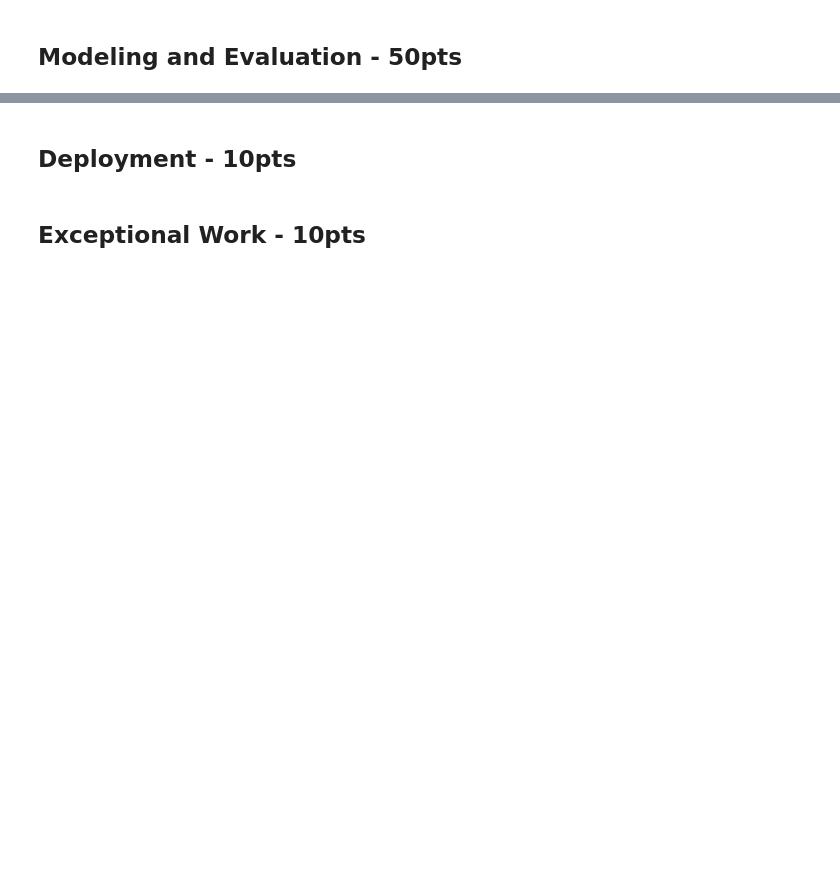
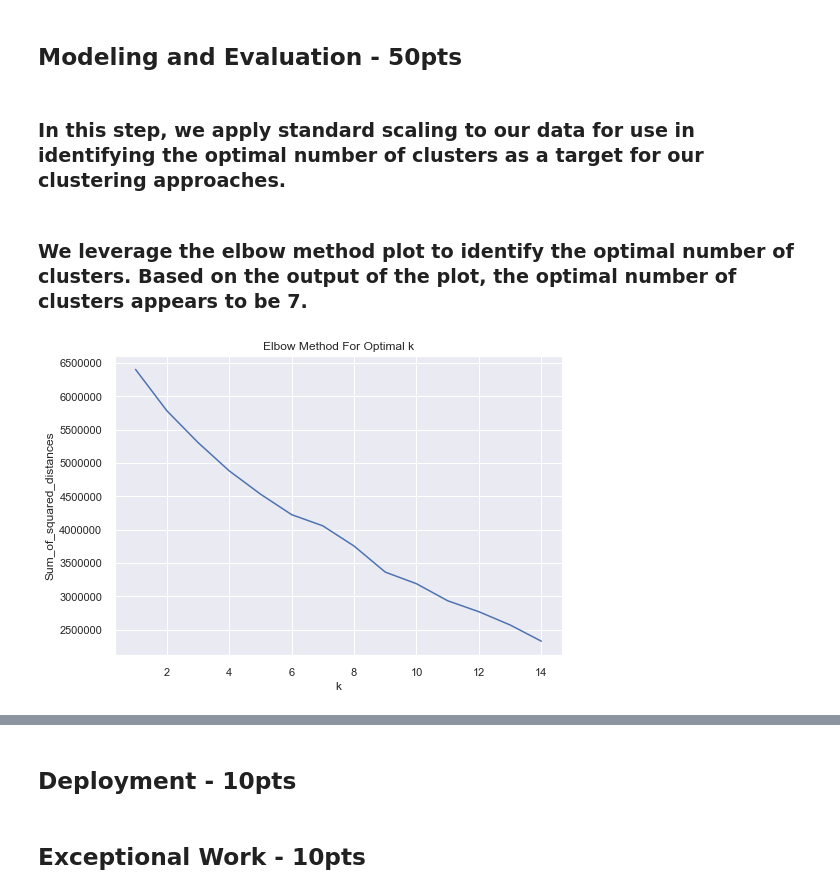
Before and after one commit to jbcroom/DS7331ProjectRepo, a Jupyter notebook: Project 3/JB_AR_BC_SO_Project_3_JB.ipynb, the cells around one changed output, grey strips where cells are left out. Cells and saved outputs as stored; diff of their text form; code cells hidden in the pictures; blank space fills up the shorter version.

```diff
--- a/Project 3/JB_AR_BC_SO_Project_3_JB.ipynb
+++ b/Project 3/JB_AR_BC_SO_Project_3_JB.ipynb
@@ -731,2 +729,4 @@ df2_reduce =  df2.copy()
 # %% [markdown]
 ## Modeling and Evaluation - 50pts
+# %% [markdown]
+### In this step, we apply standard scaling to our data for use in identifying the optimal number of clusters as a target for our clustering approaches.
@@ -732,0 +738,21 @@ df2_reduce =  df2.copy()
+# %% [markdown]
+### We leverage the elbow method plot to identify the optimal number of clusters. Based on the output of the plot, the optimal number of clusters appears to be 7.
+# %%
+# Create elbow plot for sanity check on number of clusters - this should be the DBScan target
+
+Sum_of_squared_distances = []
+K = range(1,15)
+for k in K:
+    km = KMeans(n_clusters=k)
+    km = km.fit(X)
+    Sum_of_squared_distances.append(km.inertia_)
+
+# Plot the appropriate k cluster size
+
+plt.plot(K, Sum_of_squared_distances, 'bx-')
+plt.xlabel('k')
+plt.ylabel('Sum_of_squared_distances')
+plt.title('Elbow Method For Optimal k')
+plt.show()
+# %% [output]
+[figure, added]
```
Also changed, not shown: parts of 13 cells of this notebook.
